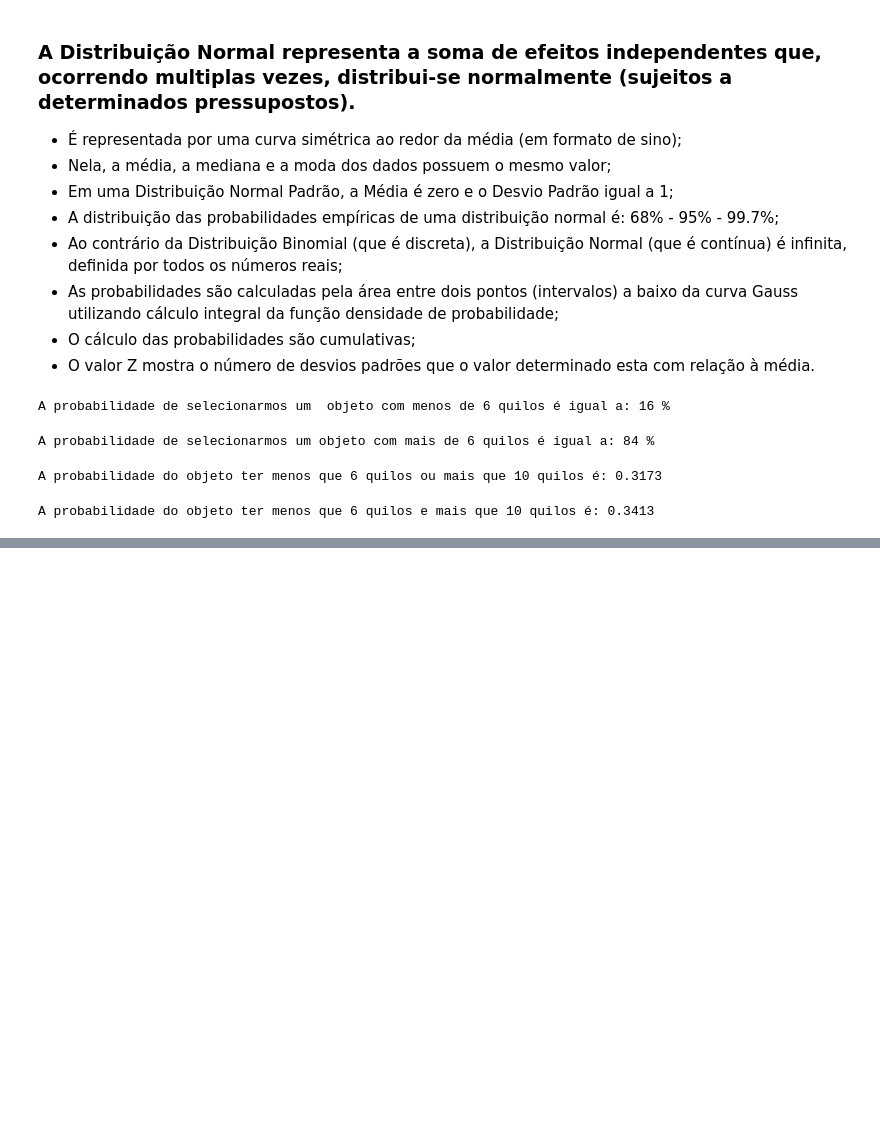
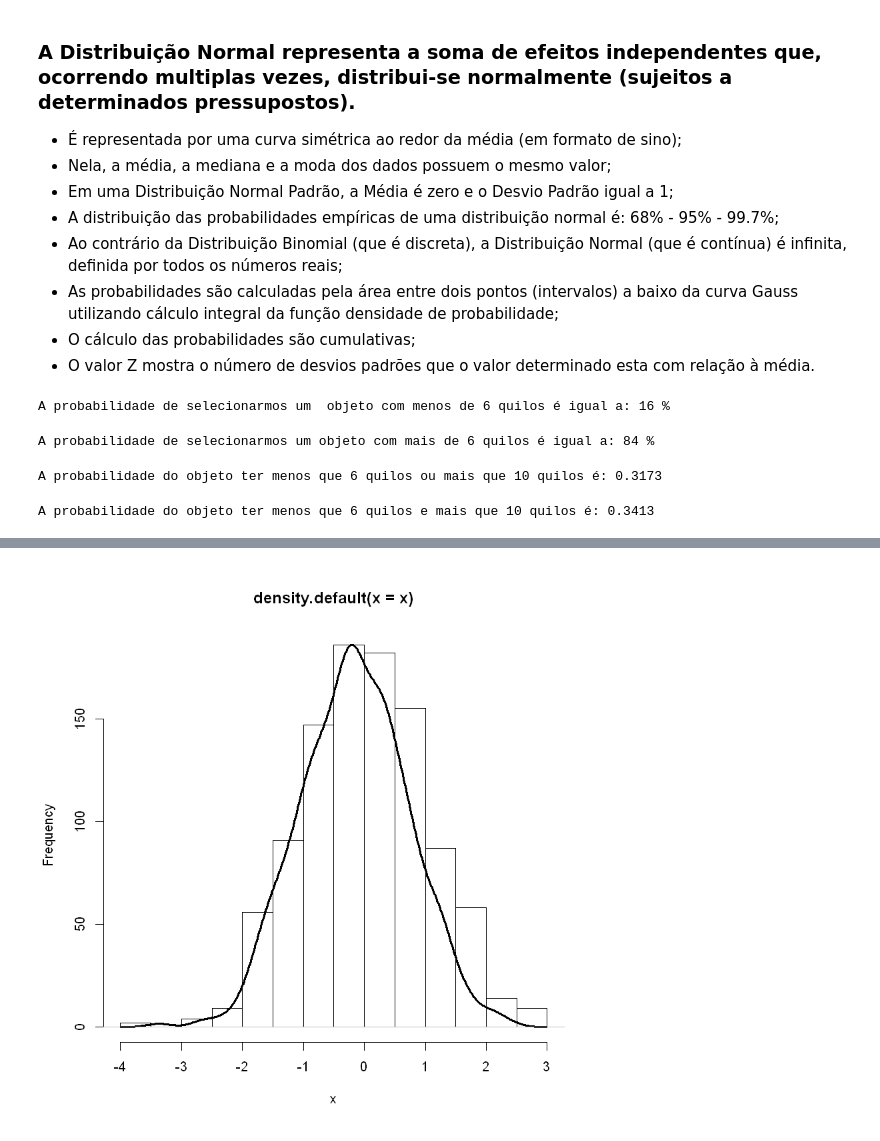
Before and after one commit to emariot/Estatistica_com_R_e_Python, a Jupyter notebook: R/Distribuição Binomial e Normal.ipynb, the cells around one changed output, grey strips where cells are left out. Drawn from its saved outputs; the diff is of its cells as text; code cells hidden in the pictures; blank space fills up the shorter version.

```diff
--- a/R/Distribuição Binomial e Normal.ipynb
+++ b/R/Distribuição Binomial e Normal.ipynb
@@ -109,0 +110,7 @@ W = 0.96781, p-value = 0.01507
+# %%
+# Histograma com linha de densidade
+hist(x, main='')
+par(new=TRUE) #Para gerar o próximo plot no msmo gráfico
+plot(density(x), ylab="", xlab="", axes=F, lwd=2.5)
+# %% [output]
+[figure, added]
```
Also changed, not shown: parts of 6 cells of this notebook.
